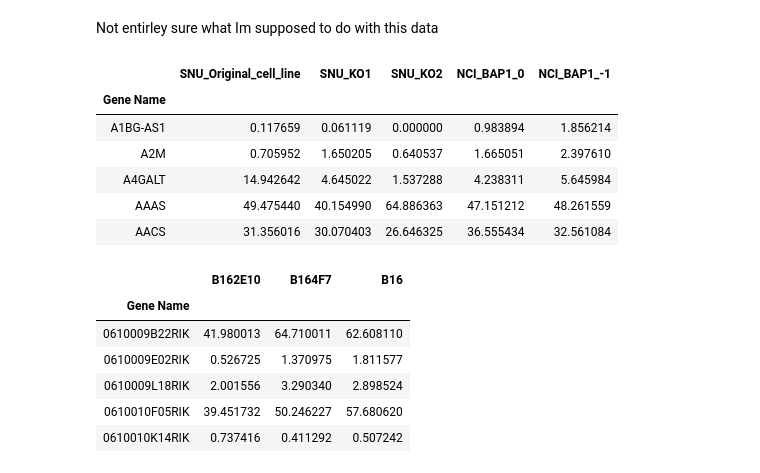
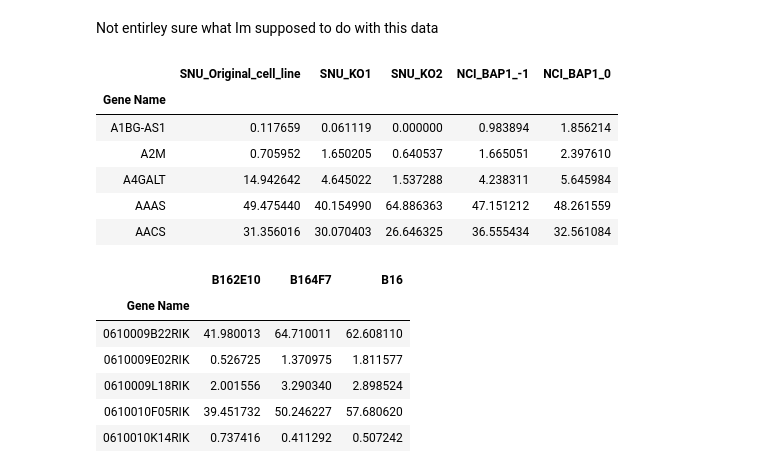
Before and after one commit to N8Grant/TripodsREU, a Jupyter notebook: scripts/PostdocAnalysis.ipynb, the cells around one changed output. Cells and saved outputs as stored; diff of their text form; code cells hidden in the pictures.

```diff
--- a/scripts/PostdocAnalysis.ipynb
+++ b/scripts/PostdocAnalysis.ipynb
@@ -12,16 +13,16 @@ Not entirley sure what Im supposed to do with this data
 # %%
 human_expression = pd.read_excel("../data/HS_CPM_withNames.xlsx",index_col="Gene Name")
 del human_expression['log2 SNU2D3/SNU']
 del human_expression['log2 SNU1F5/SNU']
 del human_expression['log2 NCIBAP1/NCIEV']
 del human_expression['NCIBAP1/NCIEV']
 del human_expression['SNU1F5/SNU']
 del human_expression['SNU2D3/SNU']
 del human_expression['Ensembl ID']
-human_expression.columns = ['SNU_Original_cell_line', "SNU_KO1", "SNU_KO2","NCI_BAP1_0","NCI_BAP1_-1"]
+human_expression.columns = ['SNU_Original_cell_line', "SNU_KO1", "SNU_KO2","NCI_BAP1_-1","NCI_BAP1_0"]
 human_expression.head()
 # %% [output]
-|  | SNU_Original_cell_line | SNU_KO1 | SNU_KO2 | NCI_BAP1_0 | NCI_BAP1_-1 |
+|  | SNU_Original_cell_line | SNU_KO1 | SNU_KO2 | NCI_BAP1_-1 | NCI_BAP1_0 |
 | Gene Name |  |  |  |  |  |
 | A1BG-AS1 | 0.117659 | 0.061119 | 0.000000 | 0.983894 | 1.856214 |
 | A2M | 0.705952 | 1.650205 | 0.640537 | 1.665051 | 2.397610 |
```
Also changed, not shown: parts of 50 cells of this notebook, 16 other files.
